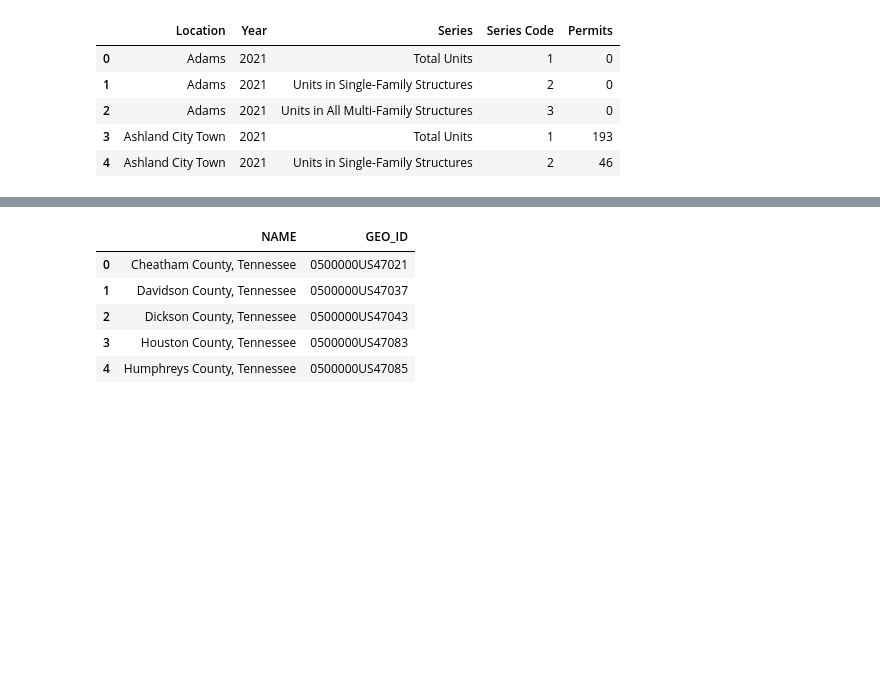
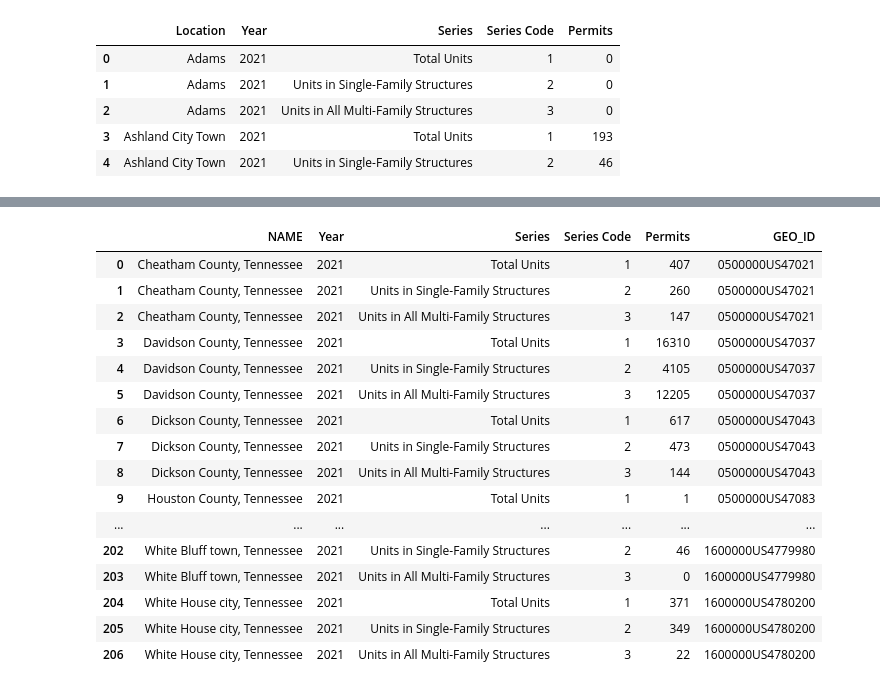
Before and after one commit to Greater-Nashville-Regional-Council/Parent-Data-Gathering, a Jupyter notebook: notebooks/2. Data Download Formatting/HUD Residential Building Permits.ipynb, the cells around one changed output, grey strips where cells are left out. Drawn from its saved outputs; the diff is of its cells as text; code cells hidden in the pictures; blank space fills up the shorter version.

```diff
--- a/notebooks/2. Data Download Formatting/HUD Residential Building Permits.ipynb
+++ b/notebooks/2. Data Download Formatting/HUD Residential Building Permits.ipynb
@@ -357,15 +357,27 @@ df = df.rename(columns = {'Location':'NAME'})
 # %%
 geos = pd.read_csv('../../Data Downloads/geofips.csv')
 # %%
-geos.head()
+geos['GEO_ID'] = geos['GEO_ID'].fillna('None')
-# %% [output]
-|  | NAME | GEO_ID |
-| 0 | Cheatham County, Tennessee | 0500000US47021 |
-| 1 | Davidson County, Tennessee | 0500000US47037 |
-| 2 | Dickson County, Tennessee | 0500000US47043 |
-| 3 | Houston County, Tennessee | 0500000US47083 |
-| 4 | Humphreys County, Tennessee | 0500000US47085 |
 # %%
 df = df.merge(geos, how = 'inner')
+df
+# %% [output]
+|  | NAME | Year | Series | Series Code | Permits | GEO_ID |
+| 0 | Cheatham County, Tennessee | 2021 | Total Units | 1 | 407 | 0500000US47021 |
+| 1 | Cheatham County, Tennessee | 2021 | Units in Single-Family Structures | 2 | 260 | 0500000US47021 |
+| 2 | Cheatham County, Tennessee | 2021 | Units in All Multi-Family Structures | 3 | 147 | 0500000US47021 |
+| 3 | Davidson County, Tennessee | 2021 | Total Units | 1 | 16310 | 0500000US47037 |
+| 4 | Davidson County, Tennessee | 2021 | Units in Single-Family Structures | 2 | 4105 | 0500000US47037 |
+| 5 | Davidson County, Tennessee | 2021 | Units in All Multi-Family Structures | 3 | 12205 | 0500000US47037 |
+| 6 | Dickson County, Tennessee | 2021 | Total Units | 1 | 617 | 0500000US47043 |
+| 7 | Dickson County, Tennessee | 2021 | Units in Single-Family Structures | 2 | 473 | 0500000US47043 |
+| 8 | Dickson County, Tennessee | 2021 | Units in All Multi-Family Structures | 3 | 144 | 0500000US47043 |
+| 9 | Houston County, Tennessee | 2021 | Total Units | 1 | 1 | 0500000US47083 |
+| ... | ... | ... | ... | ... | ... | ... |
+| 202 | White Bluff town, Tennessee | 2021 | Units in Single-Family Structures | 2 | 46 | 1600000US4779980 |
+| 203 | White Bluff town, Tennessee | 2021 | Units in All Multi-Family Structures | 3 | 0 | 1600000US4779980 |
+| 204 | White House city, Tennessee | 2021 | Total Units | 1 | 371 | 1600000US4780200 |
+| 205 | White House city, Tennessee | 2021 | Units in Single-Family Structures | 2 | 349 | 1600000US4780200 |
+| 206 | White House city, Tennessee | 2021 | Units in All Multi-Family Structures | 3 | 22 | 1600000US4780200 |
 # %%
 df.to_csv('../../Outputs/HUDSOC_ResidentialPermits2021.csv', index = False)
```
Also changed, not shown: 3 other files.
